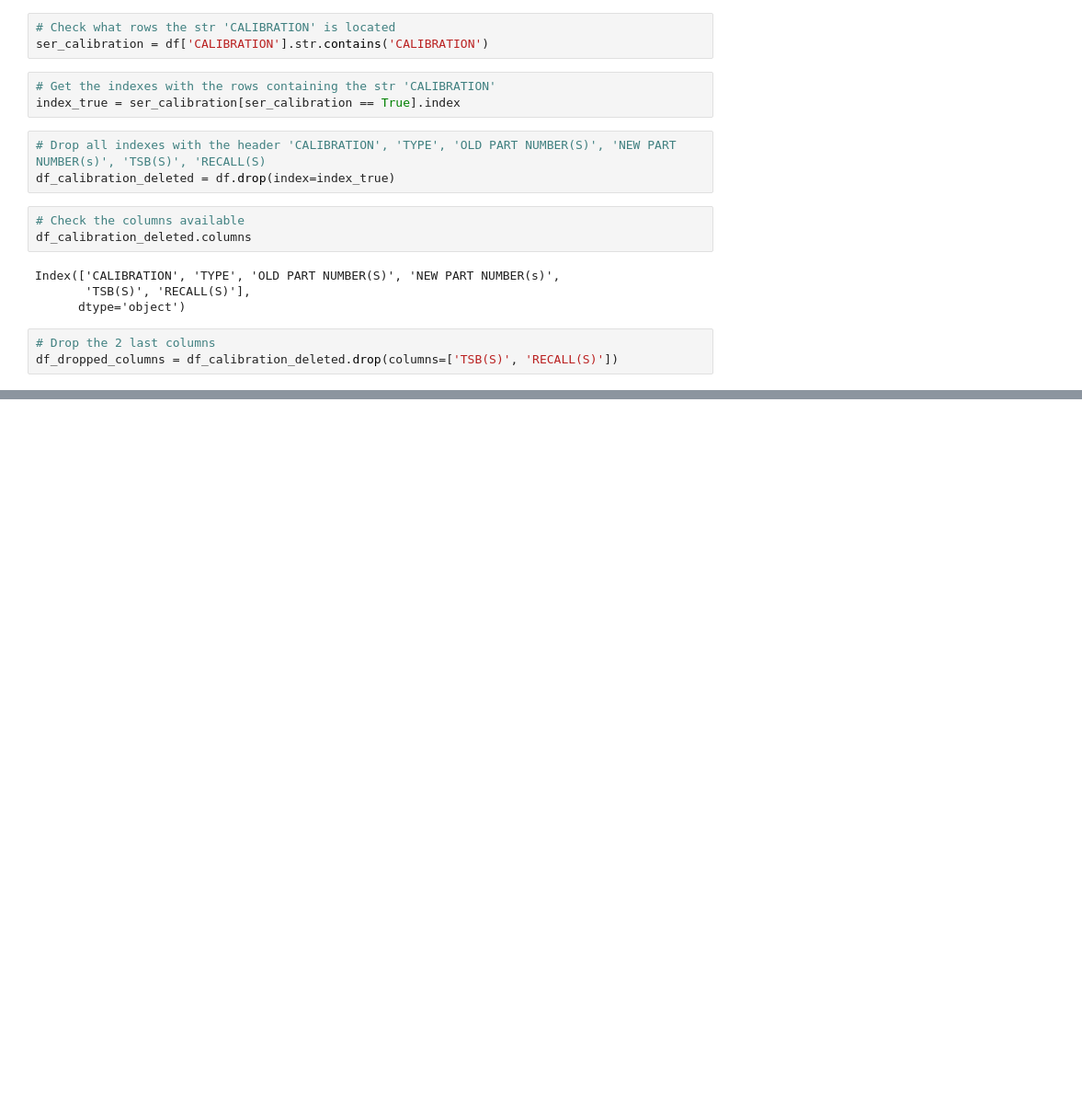
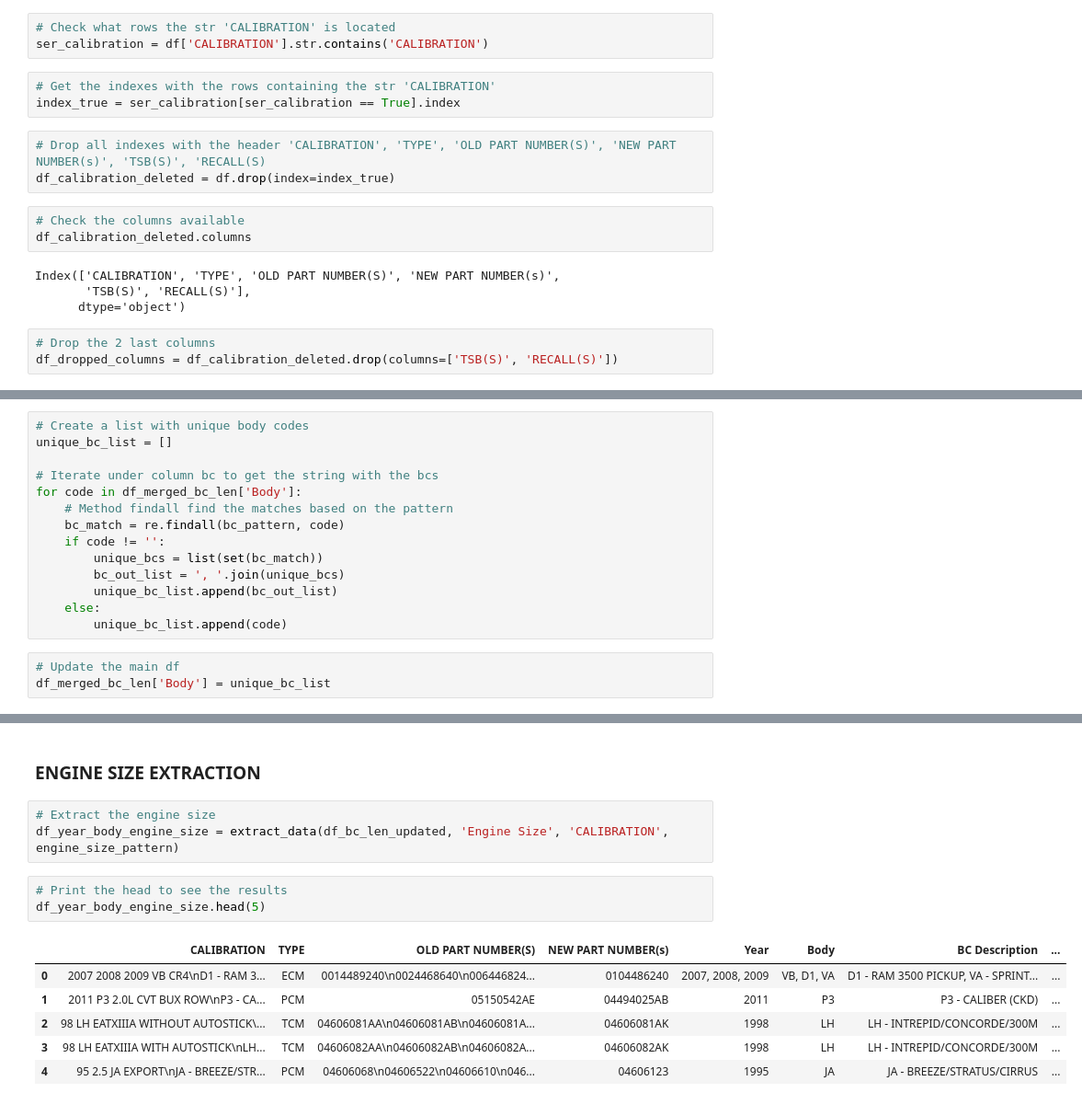
Before and after one commit to hydra-code-repository/pdf_data_extract, a Jupyter notebook: notebook/pdf_extract.ipynb, the cells around one changed output, grey strips where cells are left out. Shown at 92% size. Cells and saved outputs as stored; diff of their text form; blank space fills up the shorter version.

```diff
--- a/notebook/pdf_extract.ipynb
+++ b/notebook/pdf_extract.ipynb
@@ -112,0 +472,17 @@ df_dropped_columns.to_excel('C:\Language_Projects\Language_Projects\Python\Flags
+# %%
+# Create a list with unique body codes
+unique_bc_list = []
+
+# Iterate under column bc to get the string with the bcs
+for code in df_merged_bc_len['Body']:
+    # Method findall find the matches based on the pattern
+    bc_match = re.findall(bc_pattern, code)
+    if code != '':
+        unique_bcs = list(set(bc_match))
+        bc_out_list = ', '.join(unique_bcs)
+        unique_bc_list.append(bc_out_list)
+    else:
+        unique_bc_list.append(code)
+# %%
+# Update the main df
+df_merged_bc_len['Body'] = unique_bc_list
@@ -112,0 +525,15 @@ df_dropped_columns.to_excel('C:\Language_Projects\Language_Projects\Python\Flags
+# %% [markdown]
+### ENGINE SIZE EXTRACTION
+# %%
+# Extract the engine size
+df_year_body_engine_size = extract_data(df_bc_len_updated, 'Engine Size', 'CALIBRATION', engine_size_pattern)
+# %%
+# Print the head to see the results
+df_year_body_engine_size.head(5)
+# %% [output]
+|  | CALIBRATION | TYPE | OLD PART NUMBER(S) | NEW PART NUMBER(s) | Year | Body | BC Description | ... |
+| 0 | 2007 2008 2009 VB CR4\nD1 - RAM 3... | ECM | 0014489240\n0024468640\n006446824... | 0104486240 | 2007, 2008, 2009 | VB, D1, VA | D1 - RAM 3500 PICKUP, VA - SPRINT... | ... |
+| 1 | 2011 P3 2.0L CVT BUX ROW\nP3 - CA... | PCM | 05150542AE | 04494025AB | 2011 | P3 | P3 - CALIBER (CKD) | ... |
+| 2 | 98 LH EATXIIIA WITHOUT AUTOSTICK\... | TCM | 04606081AA\n04606081AB\n04606081A... | 04606081AK | 1998 | LH | LH - INTREPID/CONCORDE/300M | ... |
+| 3 | 98 LH EATXIIIA WITH AUTOSTICK\nLH... | TCM | 04606082AA\n04606082AB\n04606082A... | 04606082AK | 1998 | LH | LH - INTREPID/CONCORDE/300M | ... |
+| 4 | 95 2.5 JA EXPORT\nJA - BREEZE/STR... | PCM | 04606068\n04606522\n04606610\n046... | 04606123 | 1995 | JA | JA - BREEZE/STRATUS/CIRRUS | ... |
```
Also changed, not shown: parts of 88 cells of this notebook, 2 other files.
